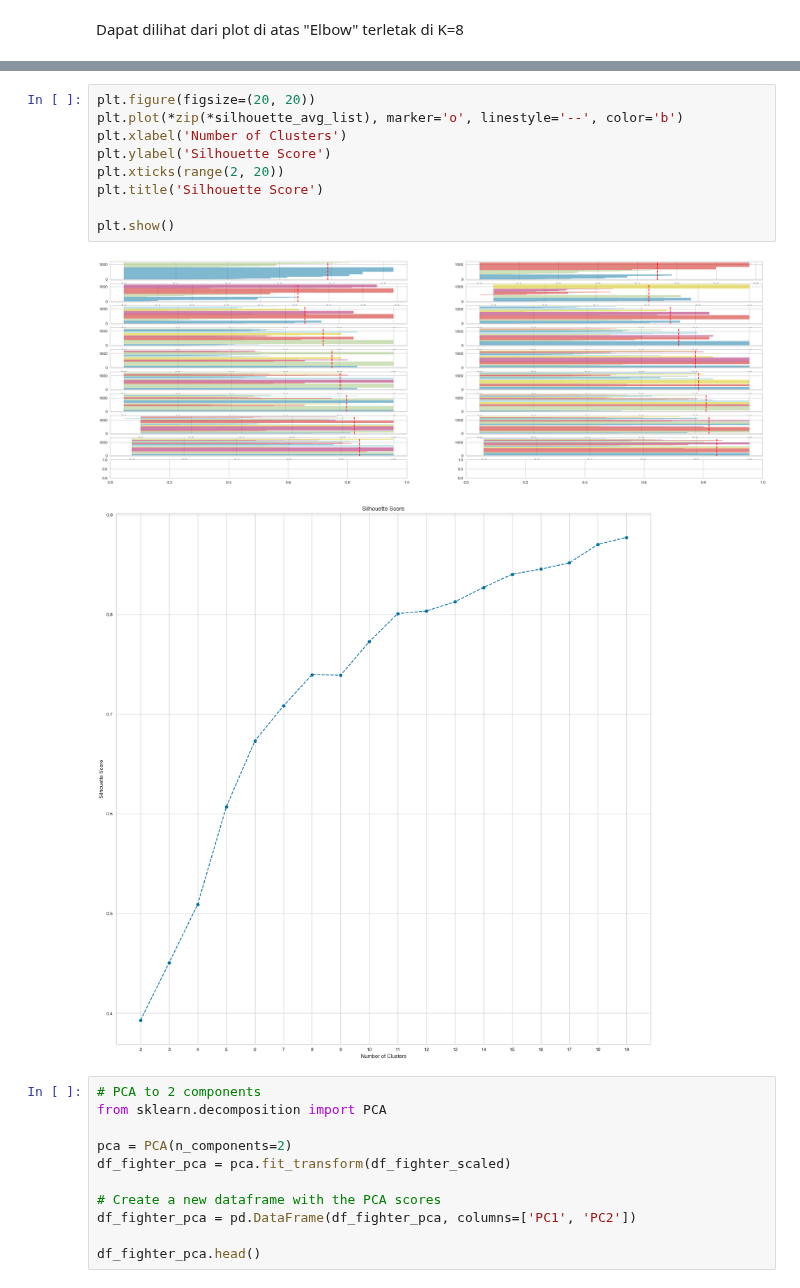
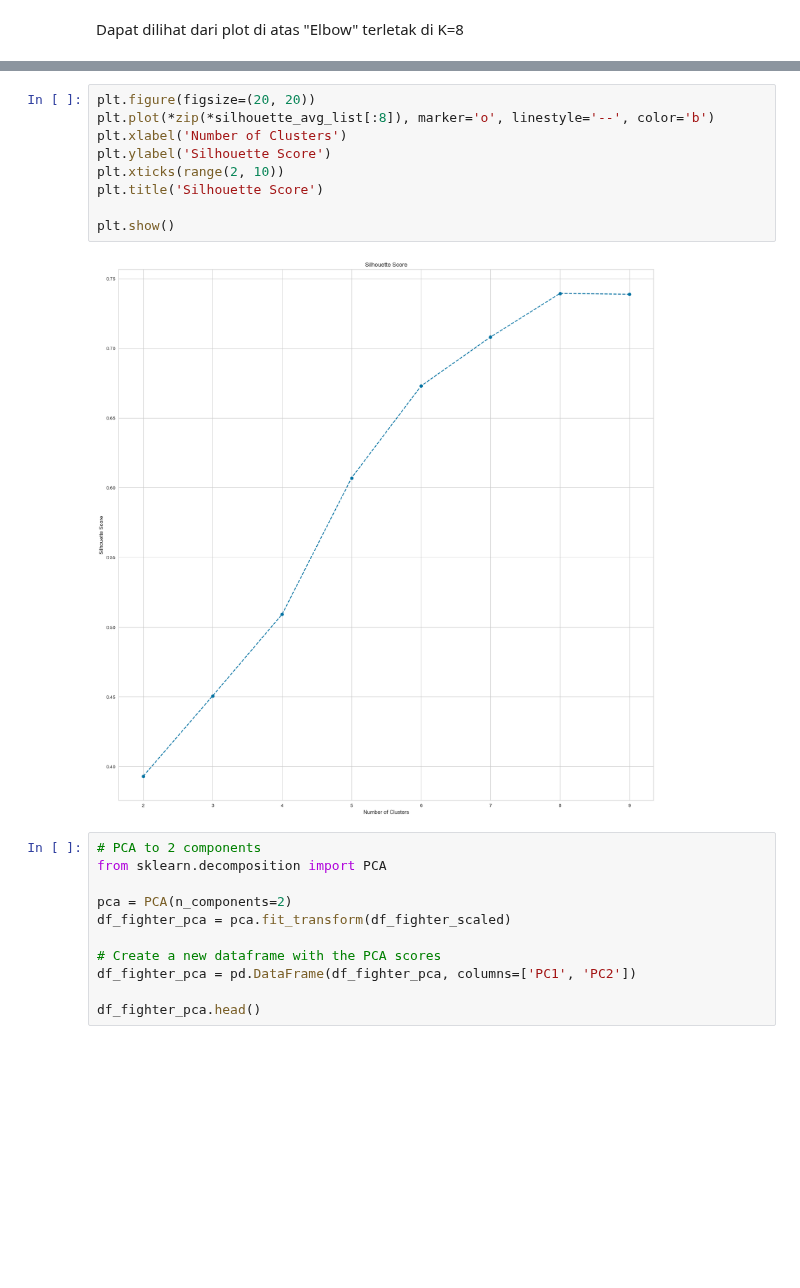
Before and after one commit to breadworshipper/TK-Kasdad, a Jupyter notebook: clustering/clustering.ipynb, the cells around one changed output, grey strips where cells are left out. Cells and saved outputs as stored; diff of their text form; blank space fills up the shorter version.

```diff
--- a/clustering/clustering.ipynb
+++ b/clustering/clustering.ipynb
@@ -251,15 +242,14 @@ For n_clusters = 19 The average silhouette_coefficient is : 0.8771065390487274
 # %%
 plt.figure(figsize=(20, 20))
-plt.plot(*zip(*silhouette_avg_list), marker='o', linestyle='--', color='b')
+plt.plot(*zip(*silhouette_avg_list[:8]), marker='o', linestyle='--', color='b')
 plt.xlabel('Number of Clusters')
 plt.ylabel('Silhouette Score')
-plt.xticks(range(2, 20))
+plt.xticks(range(2, 10))
 plt.title('Silhouette Score')
 
 plt.show()
 # %% [output]
-[figure, old version]
+[figure, new version]
-[figure, removed]
 # %%
 # PCA to 2 components
 from sklearn.decomposition import PCA
```
Also changed, not shown: parts of 81 cells of this notebook, 2 other files.
